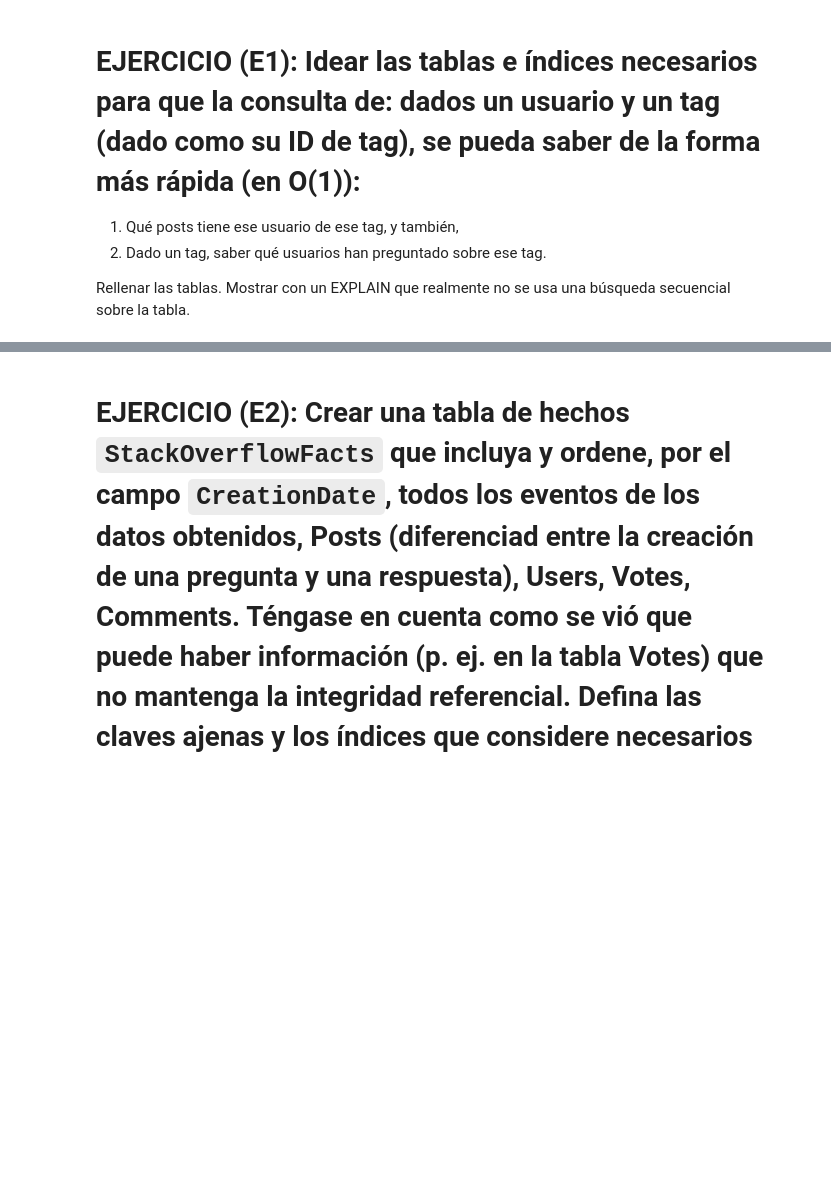
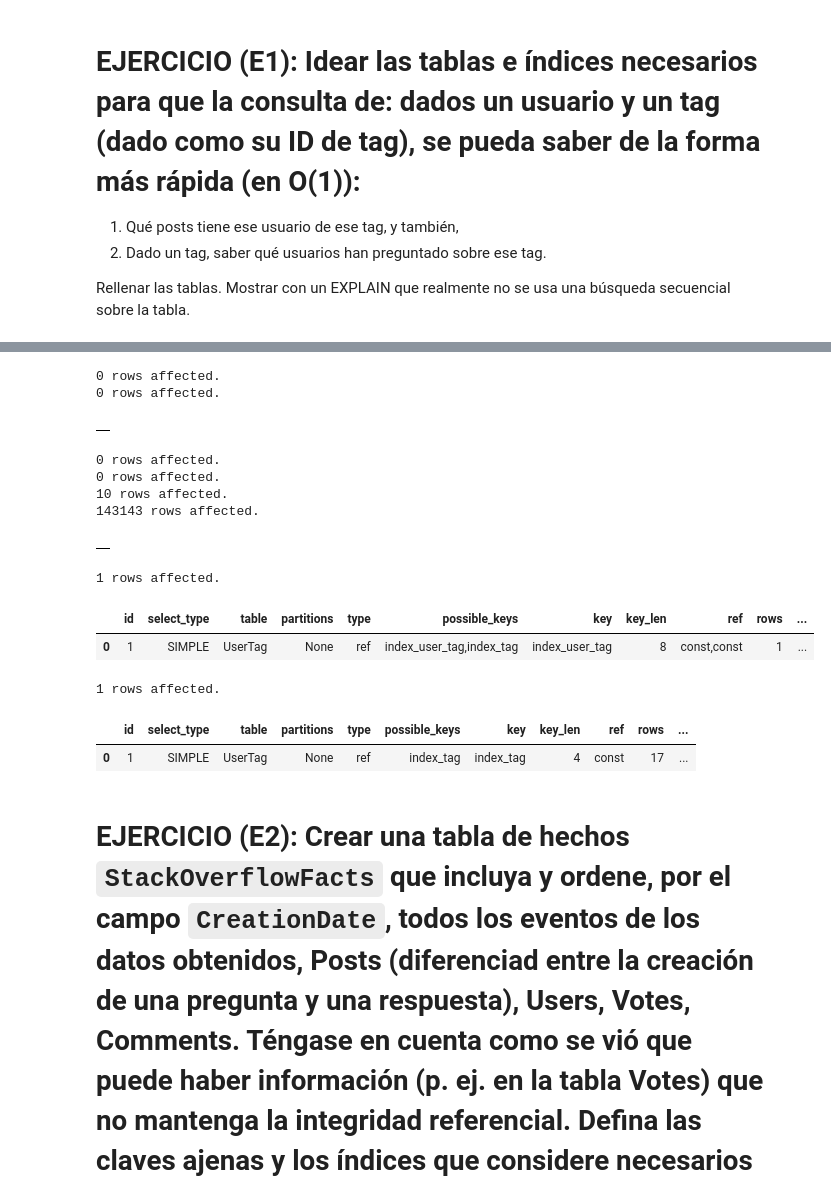
Before and after one commit to juanluserra/master_bigdata, a Jupyter notebook: BASES DE DATOS/Practicas/sesiones_sql/sesion2.ipynb, the cells around one changed output, grey strips where cells are left out. Saved outputs shown, nothing was run; the diff lists cells and outputs as text; code cells hidden in the pictures; blank space fills up the shorter version.

```diff
--- a/BASES DE DATOS/Practicas/sesiones_sql/sesion2.ipynb
+++ b/BASES DE DATOS/Practicas/sesiones_sql/sesion2.ipynb
@@ -1064,3 +1063,78 @@ SELECT * FROM users_quest_tag;
+# %%
+%%sql
+
+DROP TABLE IF EXISTS UserTag;
+
+CREATE TABLE UserTag(
+  Id INT,
+  UserId INT,
+  TagName TEXT,
+  TagId INT,
+
+  PRIMARY KEY(Id, UserId, TagId),
+
+  INDEX index_user_tag (UserId, TagId),
+  INDEX index_tag (TagId)
+)
+# %% [output]
+0 rows affected.
+0 rows affected.
+|  |
+# %%
+%%sql
+
+DROP TABLE IF EXISTS Numbers;
+CREATE TEMPORARY TABLE Numbers (n INT);
+INSERT INTO Numbers (n) VALUES (0), (1), (2), (3), (4), (5), (6), (7), (8), (9);
+
+INSERT INTO UserTag(Id, UserId, TagName, TagId)
+SELECT
+    p.Id AS PostId,
+    p.OwnerUserId,
+    SUBSTRING_INDEX(SUBSTRING_INDEX(p.Tags, '><', n.n + 1), '><', -1) AS TagName,
+    t.Id AS TagId
+FROM
+    PostsPart p
+    JOIN (
+        SELECT 0 AS n
+        UNION ALL SELECT 1 UNION ALL SELECT 2
+        UNION ALL SELECT 3 UNION ALL SELECT 4
+        UNION ALL SELECT 5 UNION ALL SELECT 6
+        UNION ALL SELECT 7 UNION ALL SELECT 8
+        UNION ALL SELECT 9
+    ) n
+    ON CHAR_LENGTH(p.Tags) - CHAR_LENGTH(REPLACE(p.Tags, '><', '')) >= n.n
+    JOIN Tags t ON SUBSTRING_INDEX(SUBSTRING_INDEX(p.Tags, '><', n.n + 1), '><', -1) = t.TagName
+WHERE p.PostTypeId IN (1,2) AND p.OwnerUserId IS NOT NULL
+ORDER BY p.Id, t.Id;
+# %% [output]
+0 rows affected.
+0 rows affected.
+10 rows affected.
+143143 rows affected.
+|  |
+# %%
+%%sql
+
+EXPLAIN
+SELECT * FROM UserTag
+WHERE UserId = 30 AND TagId = 30
+;
+# %% [output]
+1 rows affected.
+|  | id | select_type | table | partitions | type | possible_keys | key | key_len | ref | rows | ... |
+| 0 | 1 | SIMPLE | UserTag | None | ref | index_user_tag,index_tag | index_user_tag | 8 | const,const | 1 | ... |
+# %%
+%%sql
+
+EXPLAIN
+SELECT * FROM UserTag
+WHERE TagId = 30
+;
+# %% [output]
+1 rows affected.
+|  | id | select_type | table | partitions | type | possible_keys | key | key_len | ref | rows | ... |
+| 0 | 1 | SIMPLE | UserTag | None | ref | index_tag | index_tag | 4 | const | 17 | ... |
 # %% [markdown]
 # EJERCICIO (E2): Crear una tabla de hechos `StackOverflowFacts` que incluya y ordene, por el campo `CreationDate`, todos los eventos de los datos obtenidos, Posts (diferenciad entre la creación de una pregunta y una respuesta), Users, Votes, Comments. Téngase en cuenta como se vió que puede haber información (p. ej. en la tabla Votes) que no mantenga la integridad referencial. Defina las claves ajenas y los índices que considere necesarios
 # %%
```
Also changed, not shown: parts of 21 cells of this notebook.
